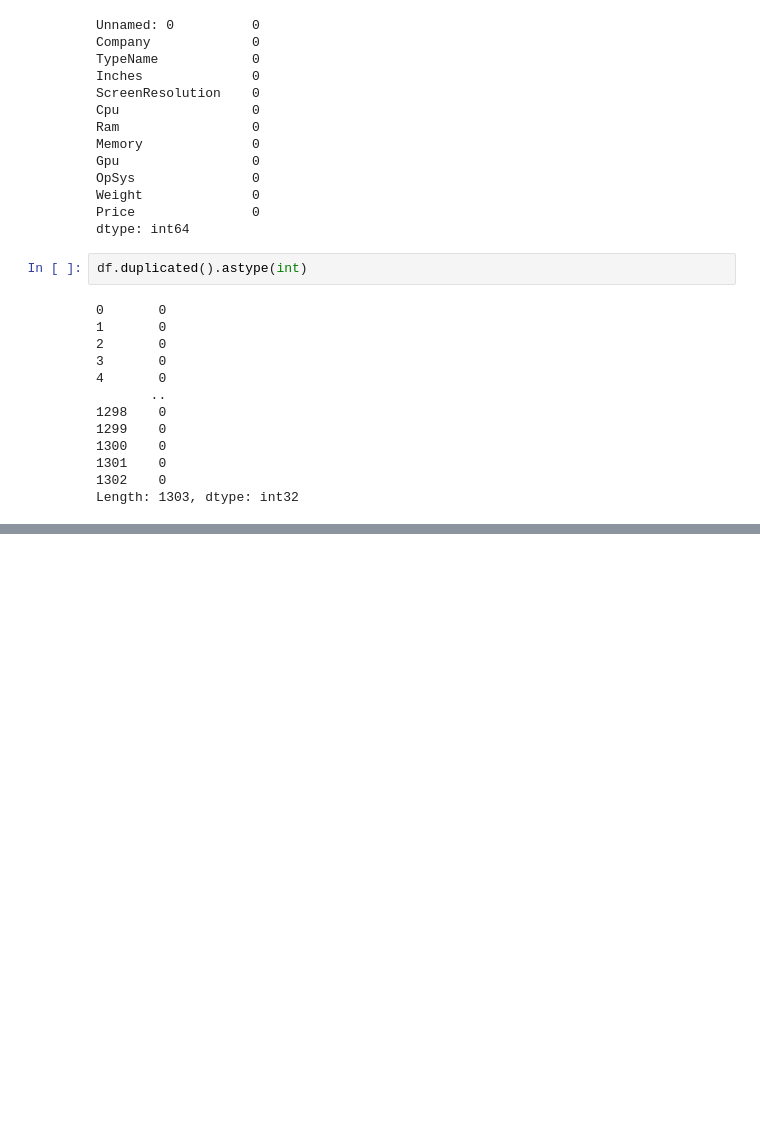
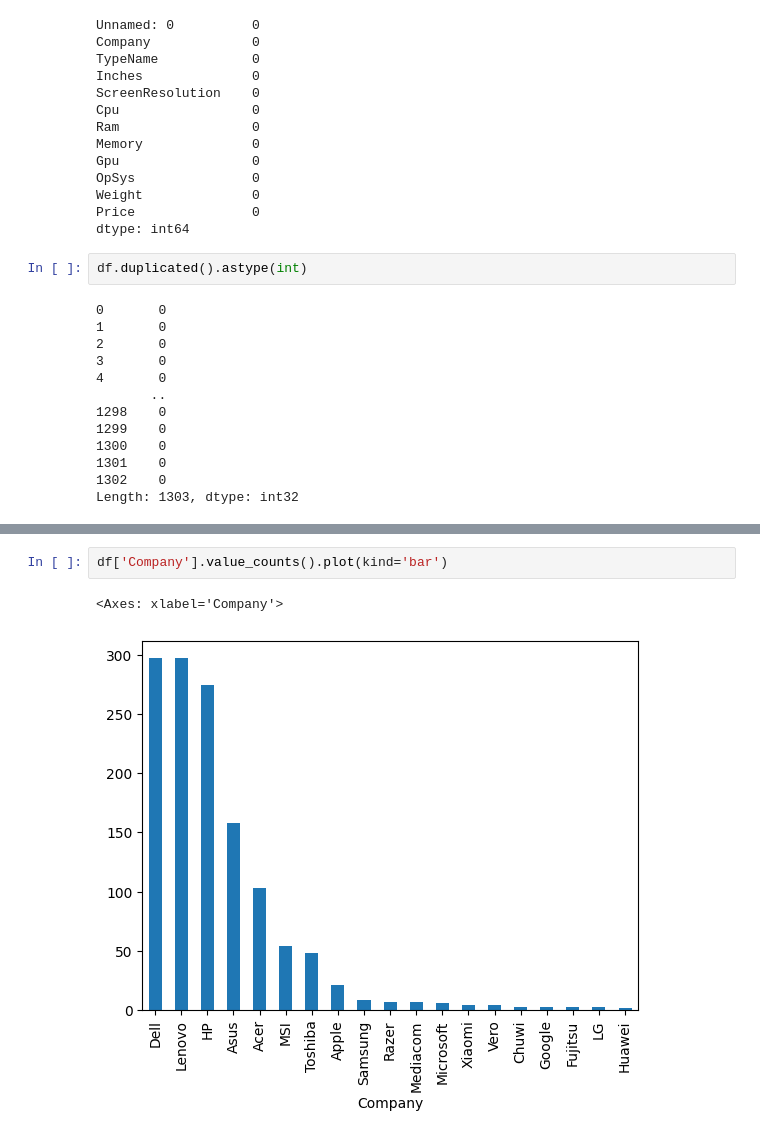
Before and after one commit to princejaiswal19/Laptop-Price-Predictor, a Jupyter notebook: building.ipynb, the cells around one changed output, grey strips where cells are left out. Drawn from its saved outputs; the diff is of its cells as text; blank space fills up the shorter version.

```diff
--- a/building.ipynb
+++ b/building.ipynb
@@ -68,0 +121,5 @@ Length: 1303, dtype: int32
+# %%
+df['Company'].value_counts().plot(kind='bar')
+# %% [output]
+<Axes: xlabel='Company'>
+[figure, added]
```
Also changed, not shown: parts of 29 cells of this notebook.
